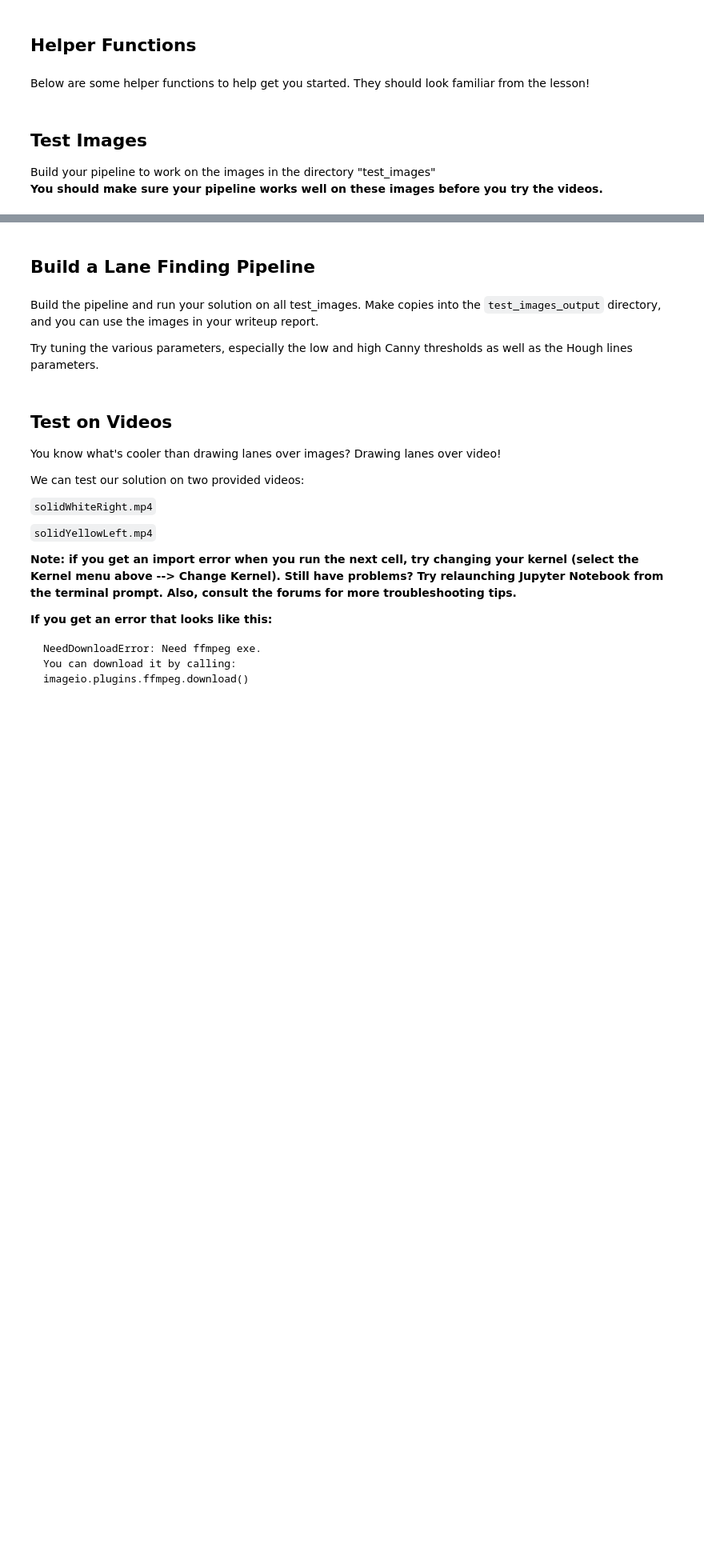
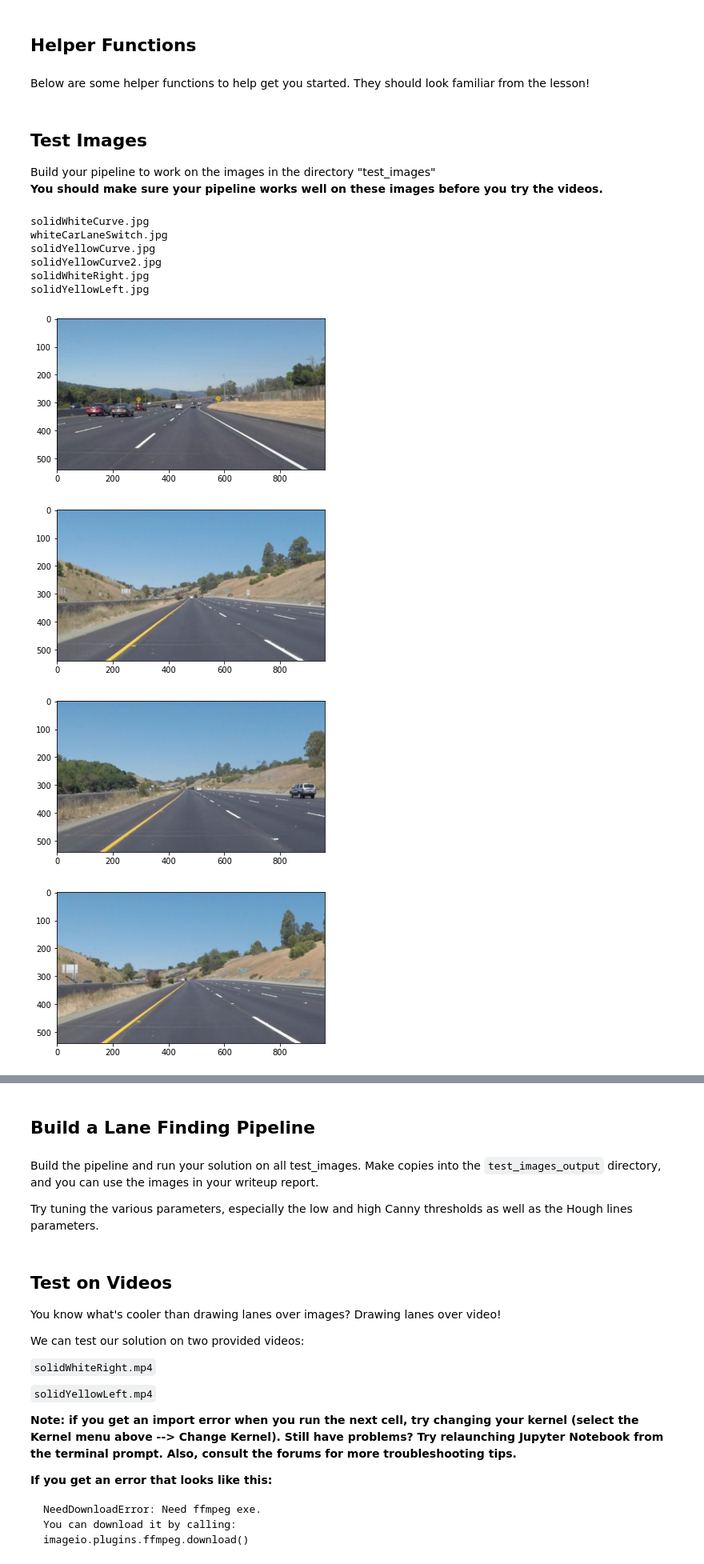
Before and after one commit to ParisaMousavi/CarND-LaneLines-P1, a Jupyter notebook: P1.ipynb, the cells around one changed output, grey strips where cells are left out. Shown at 80% size. Saved outputs shown, nothing was run; the diff lists cells and outputs as text; code cells hidden in the pictures; blank space fills up the shorter version.

```diff
--- a/P1.ipynb
+++ b/P1.ipynb
@@ -188,0 +186,20 @@ os.listdir("test_images/")
+# %%
+import os
+os.listdir(basepath + "test_images/")
+
+for filename in os.listdir(basepath + "test_images/") :
+    img = mpimg.imread(basepath +'test_images/' + filename )
+    print(filename)
+    plt.figure()
+    plt.imshow(img)
+# %% [output]
+solidWhiteCurve.jpg
+whiteCarLaneSwitch.jpg
+solidYellowCurve.jpg
+solidYellowCurve2.jpg
+solidWhiteRight.jpg
+solidYellowLeft.jpg
+[figure, added]
+[figure, added]
+[figure, added]
+[figure, added]
```
Also changed, not shown: parts of 4 cells of this notebook.
